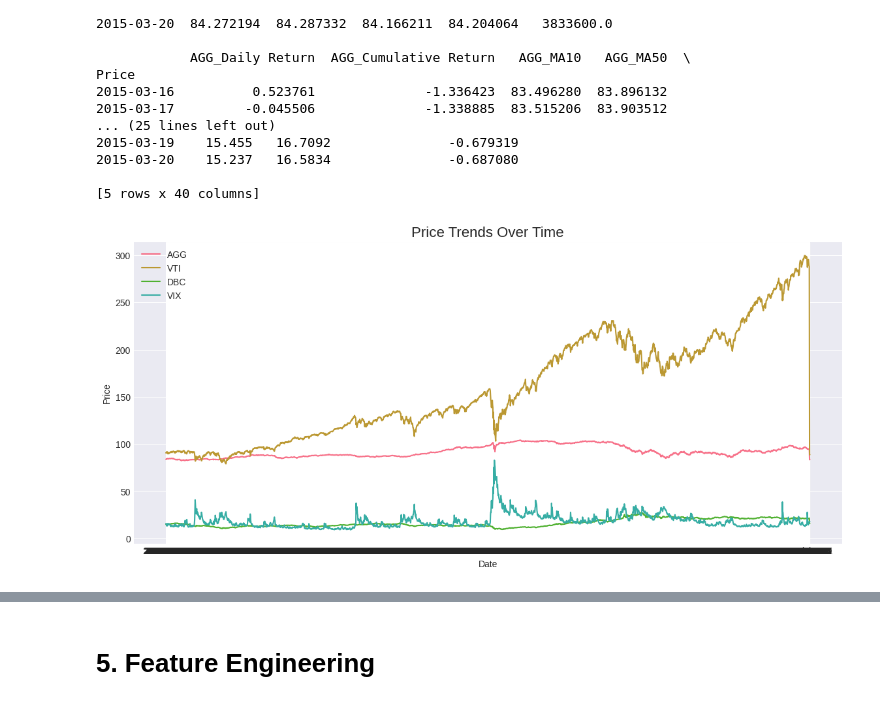
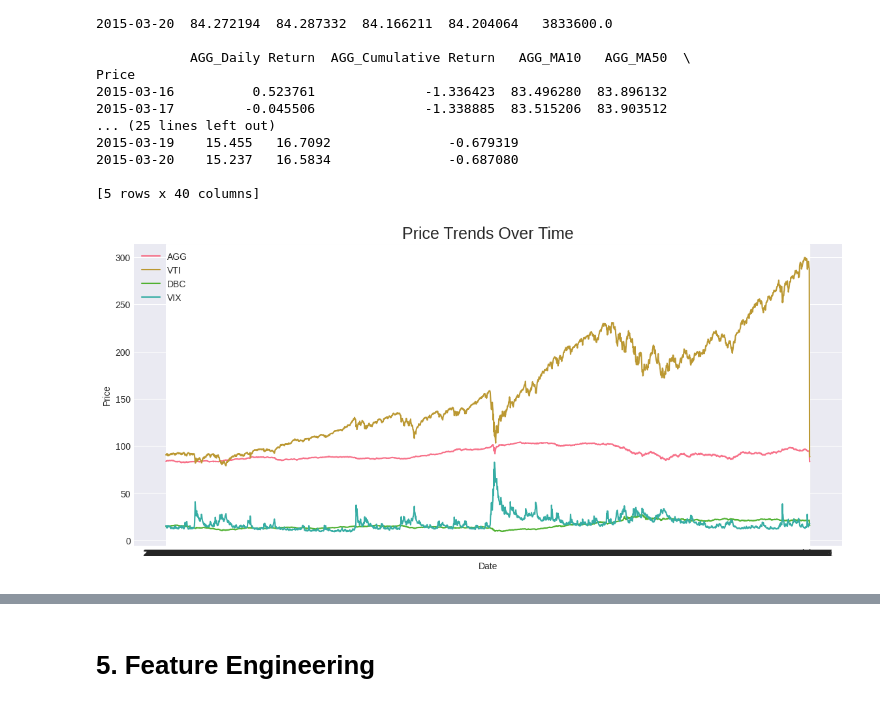
Before and after one commit to Saisha0512/Portfolio_Optimization_ML_DL, a Jupyter notebook: Portfolio_Optimization_ML_DL.ipynb, the cells around one changed output, grey strips where cells are left out. Drawn from its saved outputs; the diff is of its cells as text; code cells hidden in the pictures.

```diff
--- a/Portfolio_Optimization_ML_DL.ipynb
+++ b/Portfolio_Optimization_ML_DL.ipynb
@@ -311,13 +312,15 @@ Price
 # %%
 # Plotting the Price Trends Over Time
 plt.figure(figsize=(14, 6))
+
 for asset in ['AGG', 'VTI', 'DBC', 'VIX']:
     plt.plot(df[f'{asset}_Close'], label=asset)
-plt.title("Price Trends Over Time", fontsize=16)
+
+plt.title("Price Trends Over Time", fontsize=18)
 plt.xlabel("Date")
 plt.ylabel("Price")
 plt.legend()
 plt.grid(True)
 plt.show()
 # %% [output]
-[figure, old version]
+[figure, new version]
```
Also changed, not shown: parts of 13 cells of this notebook.
